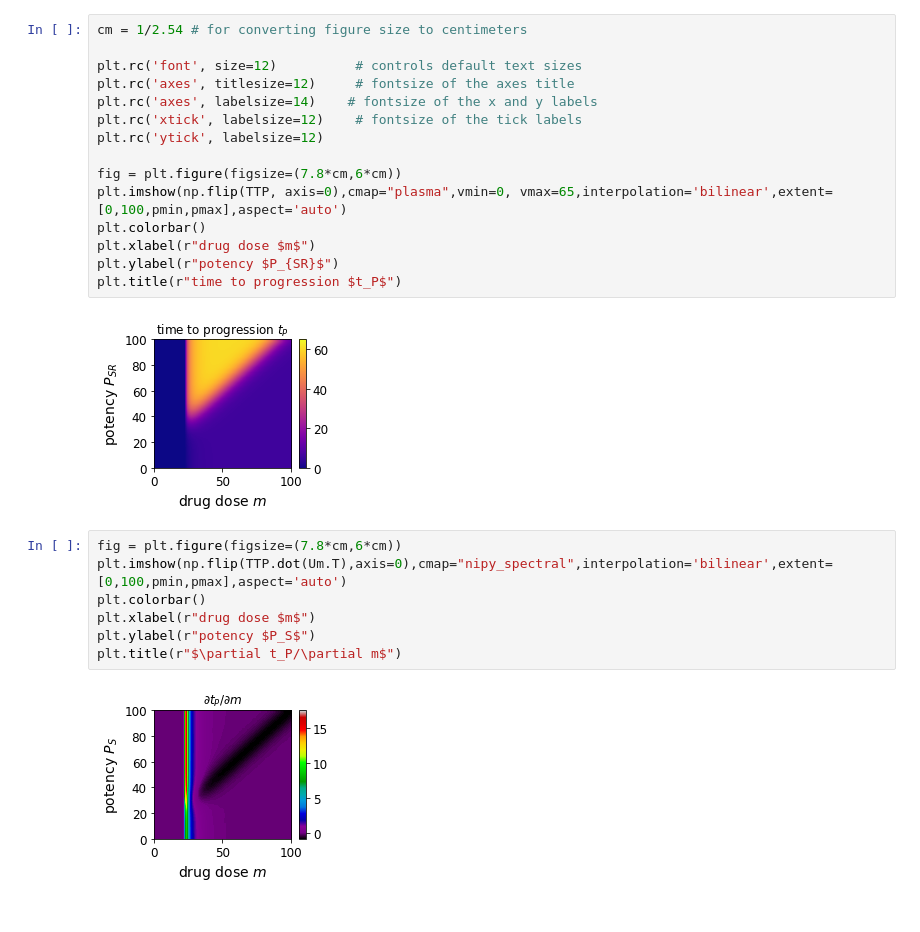
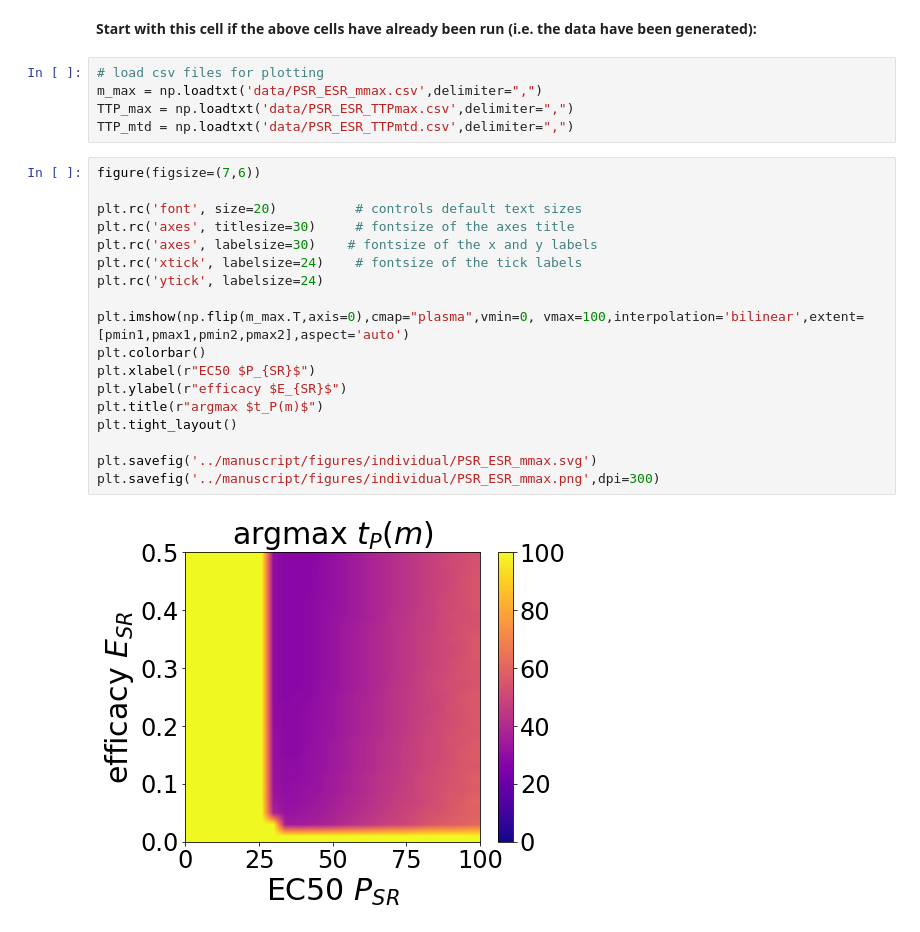
Before and after one commit to eeangelini/cancer-model-plots, a Jupyter notebook: param_search.ipynb, the cells around one changed output. Cells and saved outputs as stored; diff of their text form.

```diff
--- a/param_search.ipynb
+++ b/param_search.ipynb
@@ -48,26 +110,27 @@ for jj in range(M):
+# %% [markdown]
+<b> Start with this cell if the above cells have already been run (i.e. the data have been generated): </b>
+# %%
+# load csv files for plotting
+m_max = np.loadtxt('data/PSR_ESR_mmax.csv',delimiter=",")
+TTP_max = np.loadtxt('data/PSR_ESR_TTPmax.csv',delimiter=",")
+TTP_mtd = np.loadtxt('data/PSR_ESR_TTPmtd.csv',delimiter=",")
 # %%
-cm = 1/2.54 # for converting figure size to centimeters
+figure(figsize=(7,6))
 
-plt.rc('font', size=12)          # controls default text sizes
-plt.rc('axes', titlesize=12)     # fontsize of the axes title
-plt.rc('axes', labelsize=14)    # fontsize of the x and y labels
-plt.rc('xtick', labelsize=12)    # fontsize of the tick labels
-plt.rc('ytick', labelsize=12)
+plt.rc('font', size=20)          # controls default text sizes
+plt.rc('axes', titlesize=30)     # fontsize of the axes title
+plt.rc('axes', labelsize=30)    # fontsize of the x and y labels
+plt.rc('xtick', labelsize=24)    # fontsize of the tick labels
+plt.rc('ytick', labelsize=24)
 
-fig = plt.figure(figsize=(7.8*cm,6*cm))
-plt.imshow(np.flip(TTP, axis=0),cmap="plasma",vmin=0, vmax=65,interpolation='bilinear',extent=[0,100,pmin,pmax],aspect='auto')
+plt.imshow(np.flip(m_max.T,axis=0),cmap="plasma",vmin=0, vmax=100,interpolation='bilinear',extent=[pmin1,pmax1,pmin2,pmax2],aspect='auto')
 plt.colorbar()
-plt.xlabel(r"drug dose $m$")
-plt.ylabel(r"potency $P_{SR}$")
-plt.title(r"time to progression $t_P$")
+plt.xlabel(r"EC50 $P_{SR}$")
+plt.ylabel(r"efficacy $E_{SR}$")
+plt.title(r"argmax $t_P(m)$")
+plt.tight_layout()
+
+plt.savefig('../manuscript/figures/individual/PSR_ESR_mmax.svg')
+plt.savefig('../manuscript/figures/individual/PSR_ESR_mmax.png',dpi=300)
 # %% [output]
-[figure, old version]
+[figure, new version]
-# %%
-fig = plt.figure(figsize=(7.8*cm,6*cm))
-plt.imshow(np.flip(TTP.dot(Um.T),axis=0),cmap="nipy_spectral",interpolation='bilinear',extent=[0,100,pmin,pmax],aspect='auto')
-plt.colorbar()
-plt.xlabel(r"drug dose $m$")
-plt.ylabel(r"potency $P_S$")
-plt.title(r"$\partial t_P/\partial m$")
-# %% [output]
-[figure, removed]
```
Also changed, not shown: parts of 15 cells of this notebook, 20 other files.
